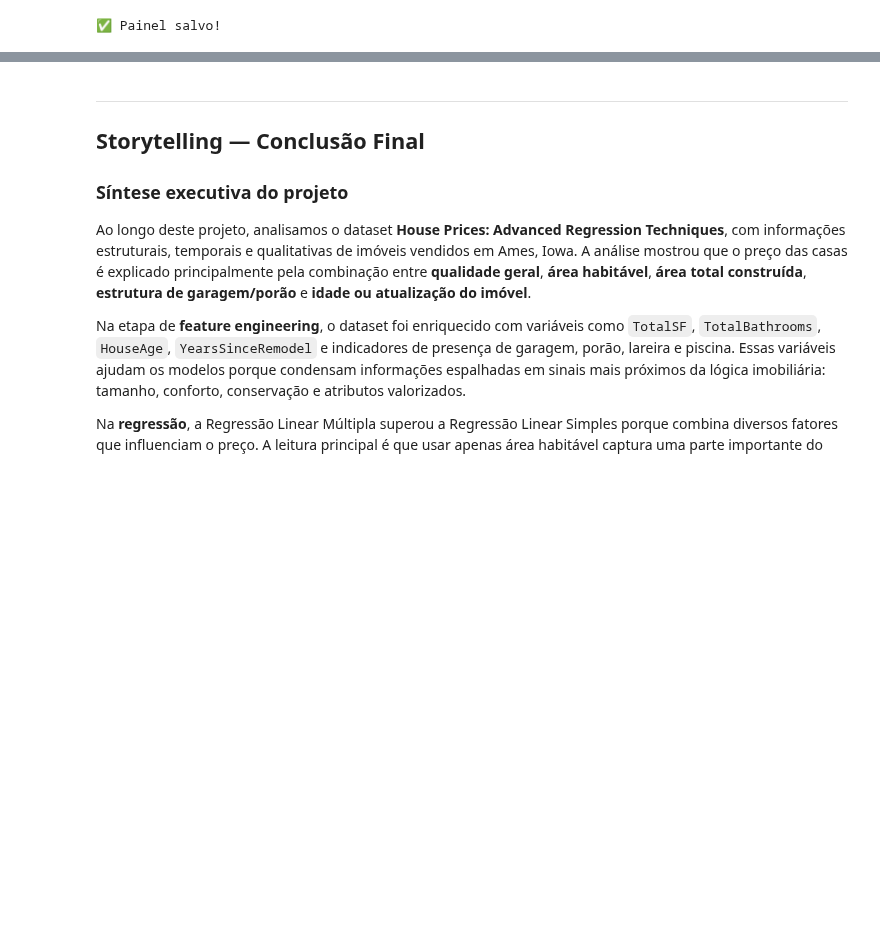
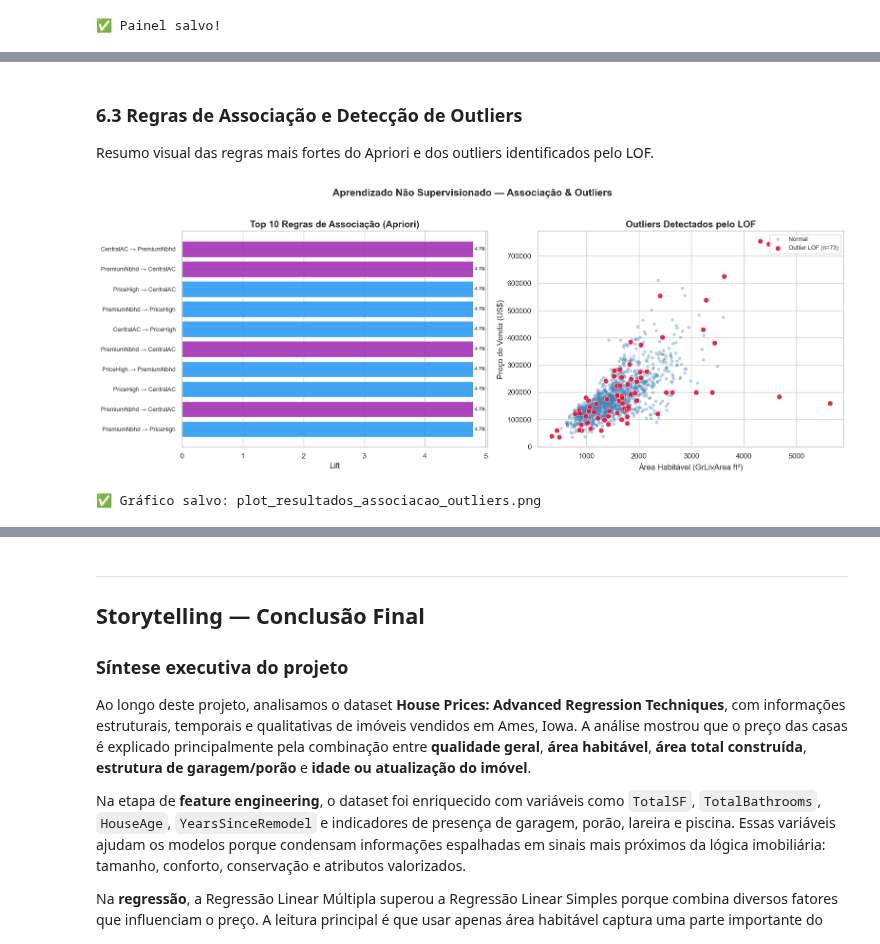
Before and after one commit to luisflipefv/analise-de-dados-c3, a Jupyter notebook: notebooks/06_visualizacao.ipynb, the cells around one changed output, grey strips where cells are left out. Drawn from its saved outputs; the diff is of its cells as text; code cells hidden in the pictures; blank space fills up the shorter version.

```diff
--- a/notebooks/06_visualizacao.ipynb
+++ b/notebooks/06_visualizacao.ipynb
@@ -308,0 +527,80 @@ print('✅ Painel salvo!')
+# %% [markdown]
+### 6.3 Regras de Associação e Detecção de Outliers
+
+Resumo visual das regras mais fortes do Apriori e dos outliers identificados pelo LOF.
+# %%
+# ── Apriori + LOF ──
+from mlxtend.frequent_patterns import apriori, association_rules
+from sklearn.neighbors import LocalOutlierFactor
+
+df_assoc = pd.read_csv('../data/train.csv')
+
+# Binarização (mesma lógica do notebook 05)
+def binarize(df):
+    items = []
+    items.append(("HighQual",    df["OverallQual"] >= 7))
+    items.append(("LowQual",     df["OverallQual"] <= 4))
+    q33 = df["SalePrice"].quantile(0.33)
+    q66 = df["SalePrice"].quantile(0.66)
+    items.append(("PriceHigh",   df["SalePrice"] >= q66))
+    items.append(("PriceLow",    df["SalePrice"] < q33))
+    items.append(("HasGarage",   df["GarageArea"] > 0))
+    items.append(("BigHouse",    df["GrLivArea"] >= 2000))
+    items.append(("MultiBath",   df["FullBath"] >= 2))
+    items.append(("HasFireplace",df["Fireplaces"] > 0))
+    items.append(("CentralAC",   df["CentralAir"] == "Y"))
+    items.append(("GoodKitchen", df["KitchenQual"].isin(["Gd","Ex"])))
+    items.append(("NewHouse",    df["YearBuilt"] >= 2000))
+    top_nb = df.groupby("Neighborhood")["SalePrice"].median().nlargest(5).index
+    items.append(("PremiumNbhd", df["Neighborhood"].isin(top_nb)))
+    return pd.DataFrame({name: series.astype(bool) for name, series in items})
+
+bin_df = binarize(df_assoc)
+freq = apriori(bin_df, min_support=0.05, use_colnames=True)
+rules = association_rules(freq, metric="lift", min_threshold=1.2, num_itemsets=len(freq))
+rules = rules.sort_values("lift", ascending=False).reset_index(drop=True)
+
+# LOF
+num_cols_lof = ["GrLivArea","TotalBsmtSF","GarageArea","LotArea","OverallQual","SalePrice","1stFlrSF","GarageCars"]
+X_lof = df_assoc[num_cols_lof].fillna(0)
+X_lof_sc = StandardScaler().fit_transform(X_lof)
+lof = LocalOutlierFactor(n_neighbors=20, contamination=0.05)
+lof_labels = lof.fit_predict(X_lof_sc)
+lof_scores = -lof.negative_outlier_factor_
+df_assoc["is_outlier"] = lof_labels == -1
+
+# ── Painel: Top regras + Outliers ──
+fig, axes = plt.subplots(1, 2, figsize=(16, 6))
+
+# Top 10 regras por Lift
+top10_rules = rules.head(10).copy()
+top10_rules["rule"] = [f"{list(a)[0]} → {list(c)[0]}" for a, c in zip(top10_rules["antecedents"], top10_rules["consequents"])]
+colors_r = ['#2196F3' if 'PriceHigh' in r else '#FF9800' if 'PriceLow' in r else '#9C27B0' for r in top10_rules["rule"]]
+bars = axes[0].barh(range(len(top10_rules)), top10_rules["lift"], color=colors_r, alpha=0.85)
+axes[0].set_yticks(range(len(top10_rules)))
+axes[0].set_yticklabels(top10_rules["rule"], fontsize=9)
+axes[0].set_xlabel("Lift")
+axes[0].set_title("Top 10 Regras de Associação (Apriori)", fontweight='bold')
+axes[0].invert_yaxis()
+for bar, val in zip(bars, top10_rules["lift"]):
+    axes[0].text(val + 0.02, bar.get_y() + bar.get_height()/2, f'{val:.2f}', va='center', fontsize=8)
+
+# Outliers (GrLivArea vs SalePrice)
+normal = df_assoc[~df_assoc["is_outlier"]]
+outlier = df_assoc[df_assoc["is_outlier"]]
+n_out = outlier.shape[0]
+axes[1].scatter(normal["GrLivArea"], normal["SalePrice"], s=15, alpha=0.3, color='steelblue', label='Normal')
+axes[1].scatter(outlier["GrLivArea"], outlier["SalePrice"], s=60, alpha=0.9, color='crimson', label=f'Outlier LOF (n={n_out})', zorder=5, edgecolors='white', linewidth=0.5)
+axes[1].set_xlabel("Área Habitável (GrLivArea ft²)")
+axes[1].set_ylabel("Preço de Venda (US$)")
+axes[1].set_title("Outliers Detectados pelo LOF", fontweight='bold')
+axes[1].legend(fontsize=9)
+
+plt.suptitle('Aprendizado Não Supervisionado — Associação & Outliers', fontsize=15, fontweight='bold', y=1.02)
+plt.tight_layout()
+plt.savefig('../plots/plot_resultados_associacao_outliers.png', dpi=150, bbox_inches='tight')
+plt.show()
+print('✅ Gráfico salvo: plot_resultados_associacao_outliers.png')
+# %% [output]
+[figure, added]
+✅ Gráfico salvo: plot_resultados_associacao_outliers.png
```
Also changed, not shown: parts of 14 cells of this notebook, 10 other files.
